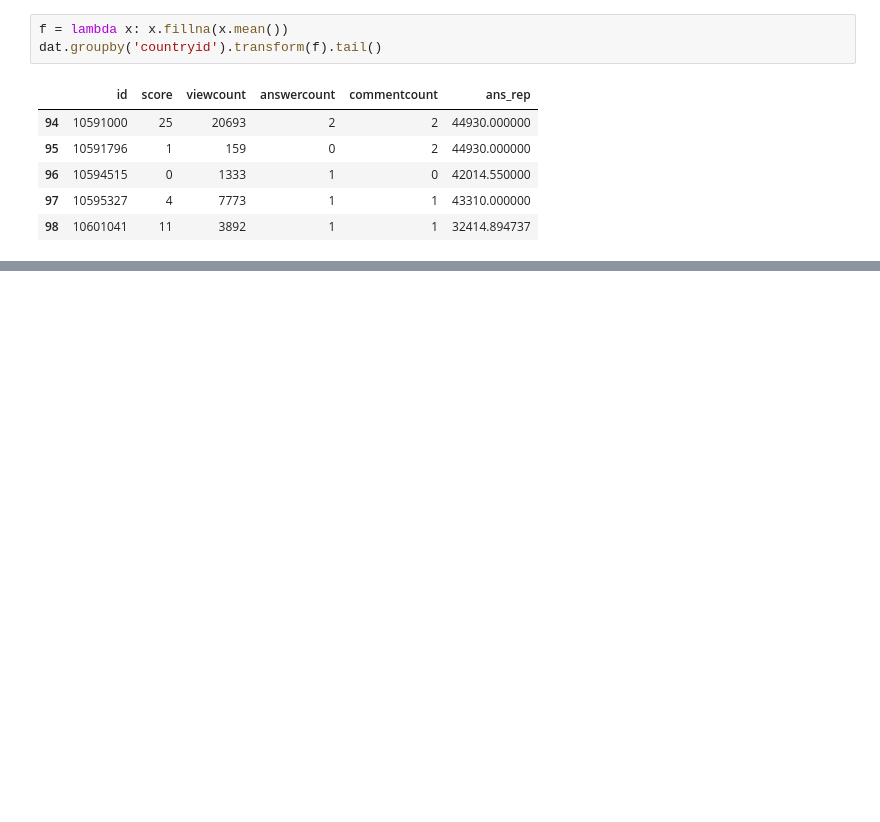
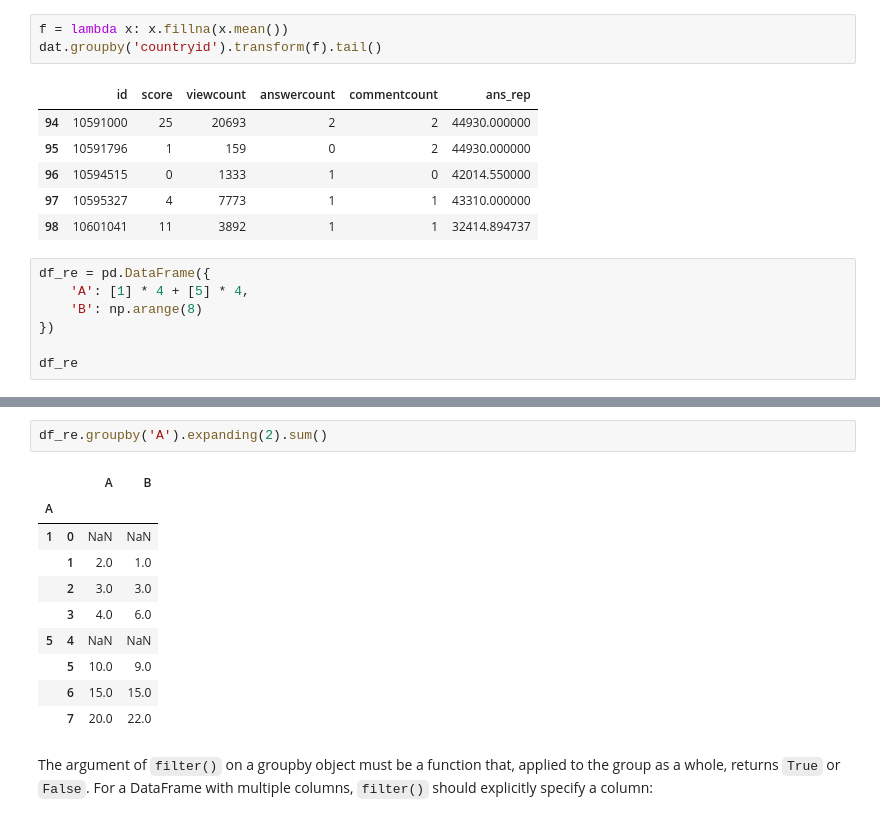
Before and after one commit to onlyphantom/WebAnalytics, a Jupyter notebook: panda_documentation.ipynb, the cells around one changed output, grey strips where cells are left out. Cells and saved outputs as stored; diff of their text form; blank space fills up the shorter version.

```diff
--- a/panda_documentation.ipynb
+++ b/panda_documentation.ipynb
@@ -353,3 +353,10 @@ dat.groupby('countryid').transform(f).tail()
 | 96 | 10594515 | 0 | 1333 | 1 | 0 | 42014.550000 |
 | 97 | 10595327 | 4 | 7773 | 1 | 1 | 43310.000000 |
 | 98 | 10601041 | 11 | 3892 | 1 | 1 | 32414.894737 |
+# %%
+df_re = pd.DataFrame({
+    'A': [1] * 4 + [5] * 4,
+    'B': np.arange(8)
+})
+
+df_re
@@ -355,0 +386,15 @@ dat.groupby('countryid').transform(f).tail()
+# %%
+df_re.groupby('A').expanding(2).sum()
+# %% [output]
+|  |  | A | B |
+| A |  |  |  |
+| 1 | 0 | NaN | NaN |
+|  | 1 | 2.0 | 1.0 |
+|  | 2 | 3.0 | 3.0 |
+|  | 3 | 4.0 | 6.0 |
+| 5 | 4 | NaN | NaN |
+|  | 5 | 10.0 | 9.0 |
+|  | 6 | 15.0 | 15.0 |
+|  | 7 | 20.0 | 22.0 |
+# %% [markdown]
+The argument of `filter()` on a groupby object must be a function that, applied to the group as a whole, returns `True` or `False`. For a DataFrame with multiple columns, `filter()` should explicitly specify a column:
```
Also changed, not shown: parts of 20 cells of this notebook.
